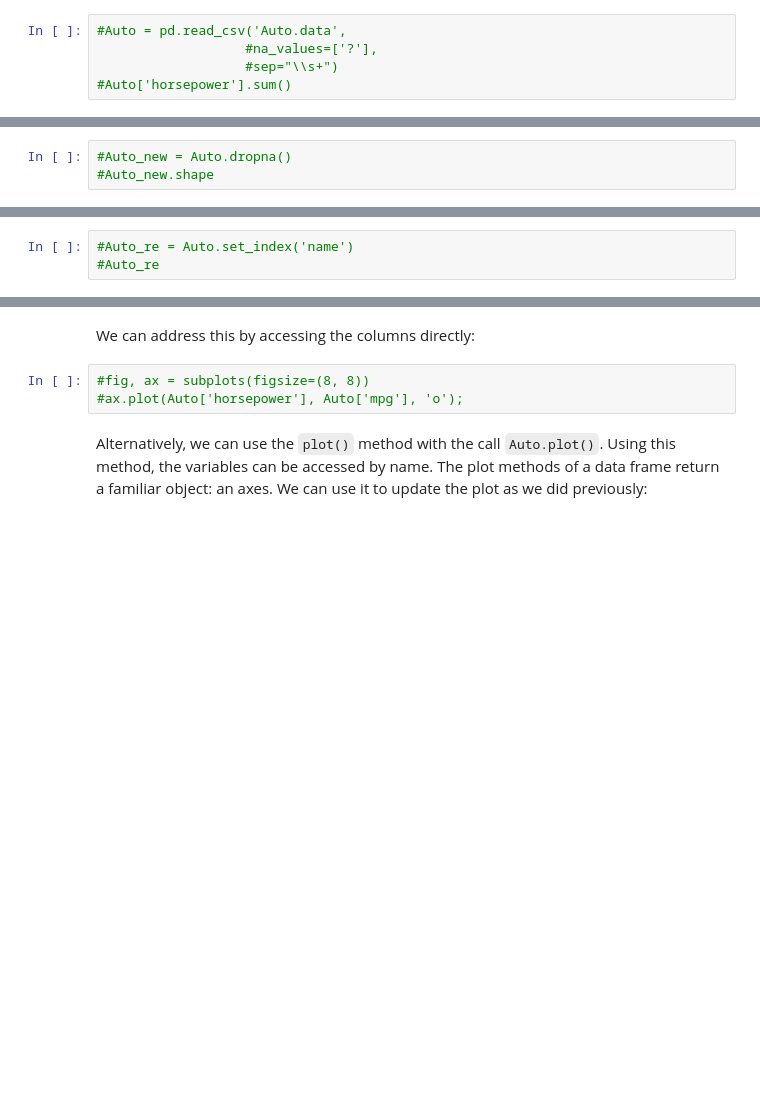
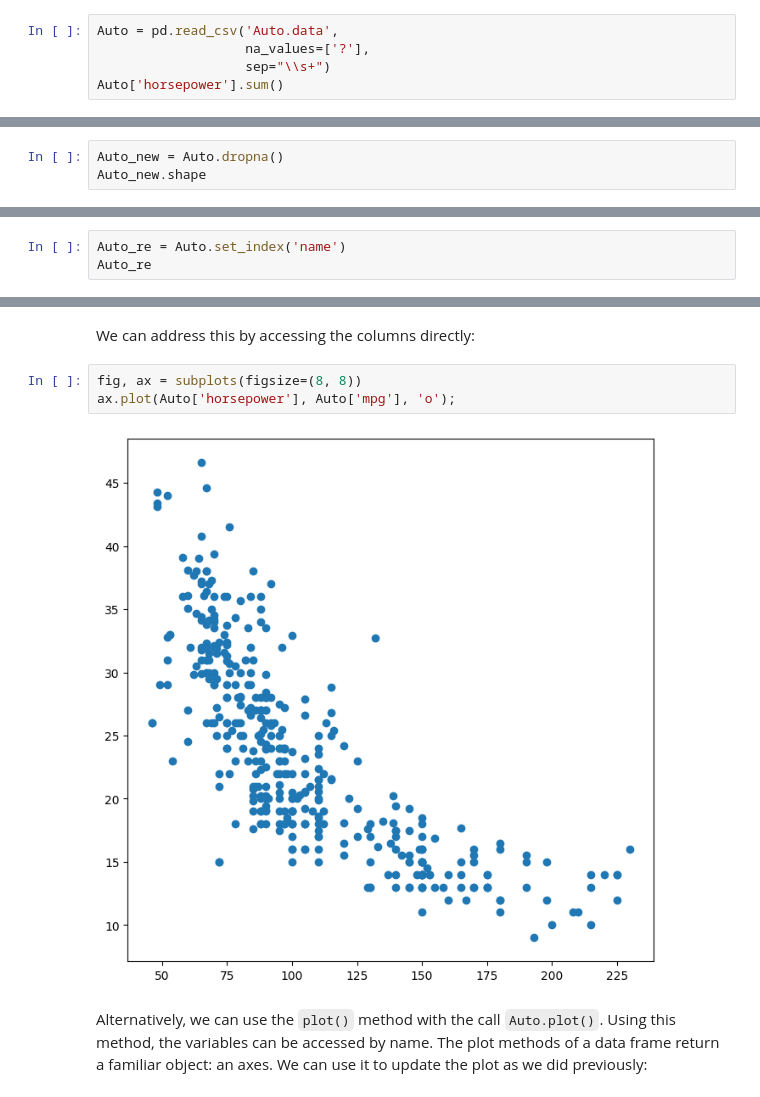
Before and after one commit to anapaola07094-arch/anapaola07094-arch, a Jupyter notebook: Ch02-statlearn-lab.ipynb, the cells around one changed output, grey strips where cells are left out. Saved outputs shown, nothing was run; the diff lists cells and outputs as text; blank space fills up the shorter version.

```diff
--- a/Ch02-statlearn-lab.ipynb
+++ b/Ch02-statlearn-lab.ipynb
@@ -883,7 +926,7 @@ To fix the problem, we must provide `pd.read_csv()` with an argument called `na_
 Now,  each instance of  `?` in the file is replaced with the
 value `np.nan`, which means *not a number*:
 # %%
-#Auto = pd.read_csv('Auto.data',
-                   #na_values=['?'],
-                   #sep="\\s+")
-#Auto['horsepower'].sum()
+Auto = pd.read_csv('Auto.data',
+                   na_values=['?'],
+                   sep="\\s+")
+Auto['horsepower'].sum()
@@ -898,5 +945,5 @@ various ways to deal with  missing data.
 In this case, since only five of the rows contain missing
 observations,  we choose to use the `Auto.dropna()` method to simply remove these rows.
 # %%
-#Auto_new = Auto.dropna()
-#Auto_new.shape
+Auto_new = Auto.dropna()
+Auto_new.shape
@@ -933,5 +1028,5 @@ Since we did not specify an *index* column when we loaded our data frame, the ro
 We can use the
 `set_index()` method to re-name the rows using the contents of `Auto['name']`.
 # %%
-#Auto_re = Auto.set_index('name')
-#Auto_re
+Auto_re = Auto.set_index('name')
+Auto_re
@@ -1123,8 +1352,10 @@ because `Python` does not know to look in the  `Auto`  data set for those variab
 # %% [markdown]
 We can address this by accessing the columns directly:
 # %%
-#fig, ax = subplots(figsize=(8, 8))
-#ax.plot(Auto['horsepower'], Auto['mpg'], 'o');
+fig, ax = subplots(figsize=(8, 8))
+ax.plot(Auto['horsepower'], Auto['mpg'], 'o');
+# %% [output]
+[figure, added]
 # %% [markdown]
 Alternatively, we can use the `plot()` method with the call `Auto.plot()`.
 Using this method,
```
Also changed, not shown: parts of 49 cells of this notebook.
